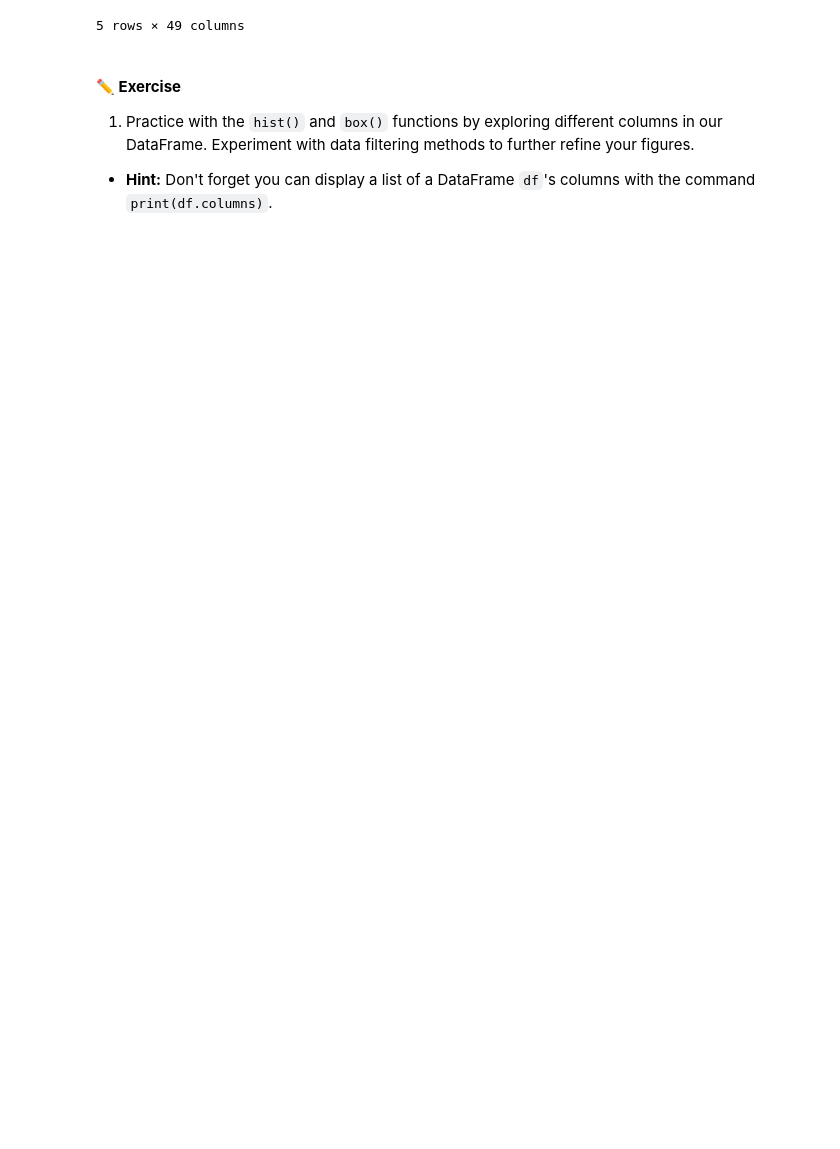
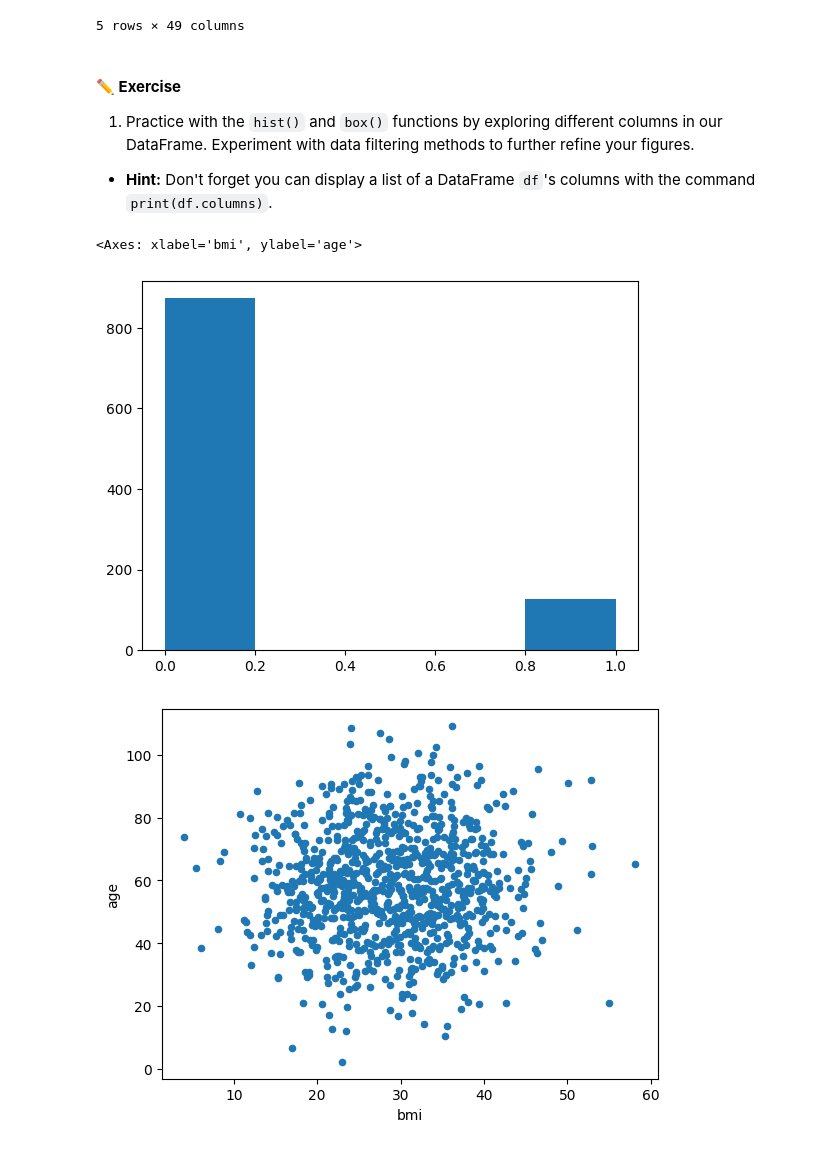
Before and after one commit to gracegloger/bme3053c, a Jupyter notebook: lessons-solved/04_Pandas.ipynb, the cells around one changed output. Drawn from its saved outputs; the diff is of its cells as text; code cells hidden in the pictures; blank space fills up the shorter version.

```diff
--- a/lessons-solved/04_Pandas.ipynb
+++ b/lessons-solved/04_Pandas.ipynb
@@ -686,3 +685,10 @@ patient_df[patient_df.marital_status=="MISSING"]
 1. Practice with the `hist()` and `box()` functions by exploring different columns in our DataFrame. Experiment with data filtering methods to further refine your figures.
 
 * **Hint:** Don't forget you can display a list of a DataFrame `df`'s columns with the command `print(df.columns)`.
+# %%
+hist = patient_df['aspirin'].hist(bins=5,grid=False)
+patient_df.plot.scatter(x='bmi', y='age')
+# %% [output]
+<Axes: xlabel='bmi', ylabel='age'>
+[figure, added]
+[figure, added]
```
Also changed, not shown: parts of 3 cells of this notebook.
